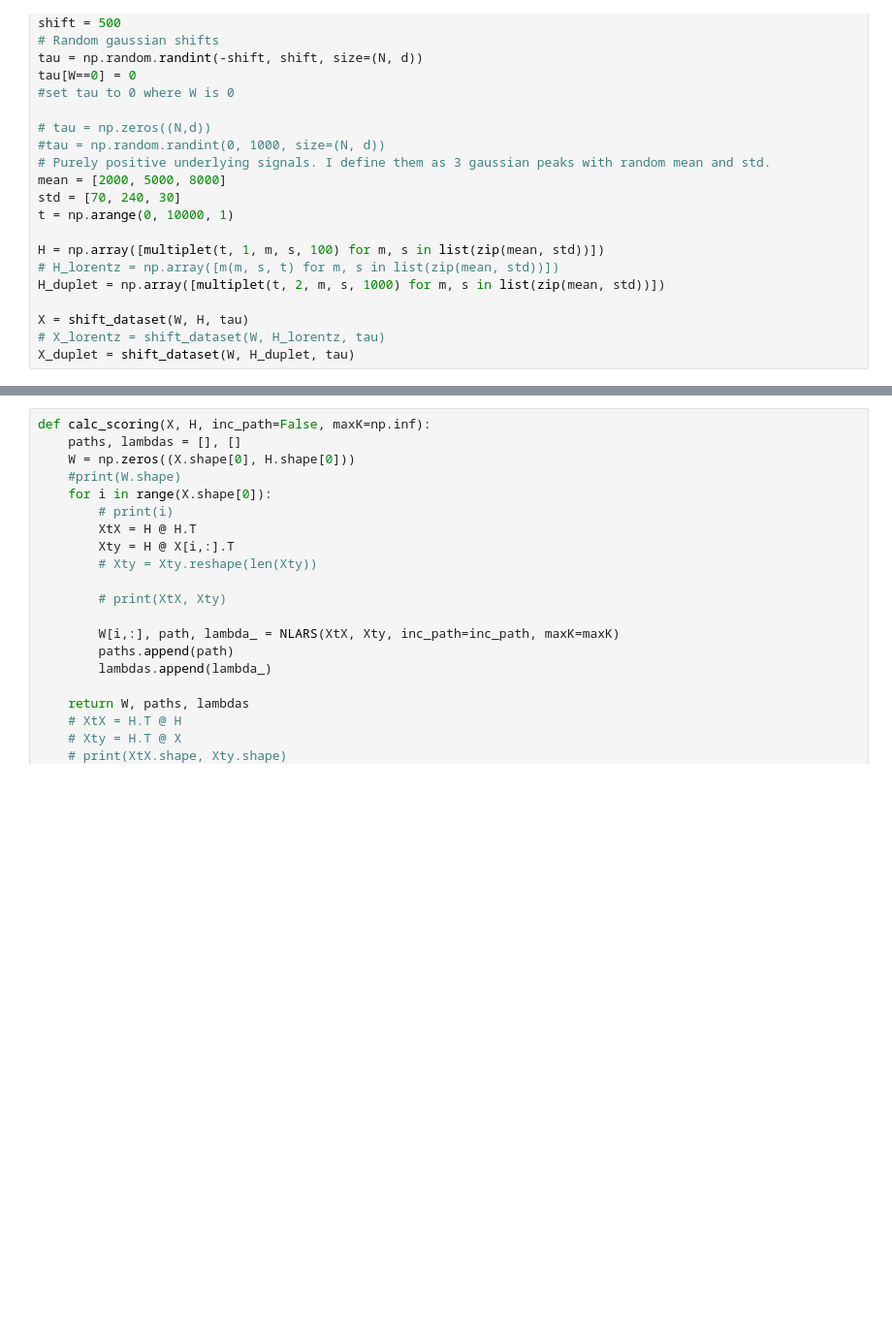
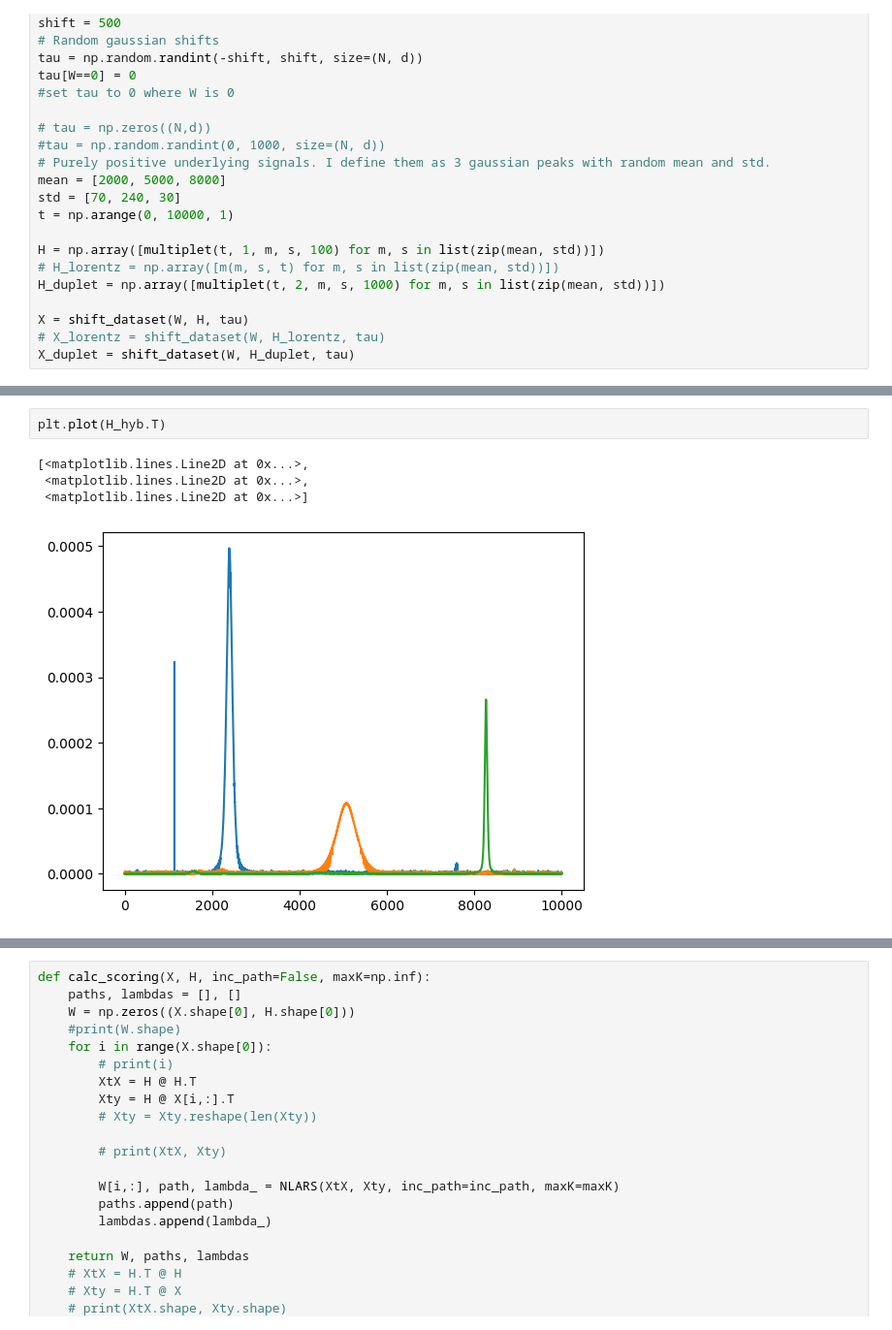
Before and after one commit to LucasEmcken/Bachelorprojekt, a Jupyter notebook: nlars.ipynb, the cells around one changed output, grey strips where cells are left out. Shown: that part at 97% size. Cells and saved outputs as stored; diff of their text form; blank space fills up the shorter version.

```diff
--- a/nlars.ipynb
+++ b/nlars.ipynb
@@ -211,0 +210,7 @@ epoch: 250, Loss: 0.005398602765432802, Tau: 4654.75767360665155
+# %%
+plt.plot(H_hyb.T)
+# %% [output]
+[<matplotlib.lines.Line2D at 0x...>,
+ <matplotlib.lines.Line2D at 0x...>,
+ <matplotlib.lines.Line2D at 0x...>]
+[figure, added]
```
Also changed, not shown: parts of 13 cells of this notebook, 10 other files.
